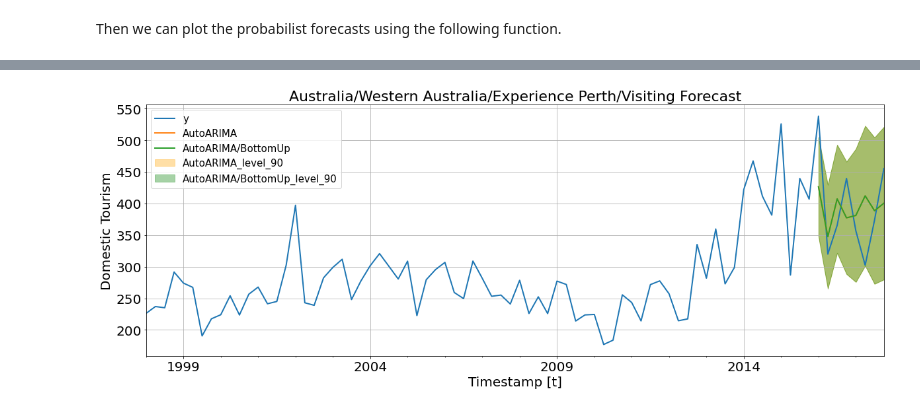
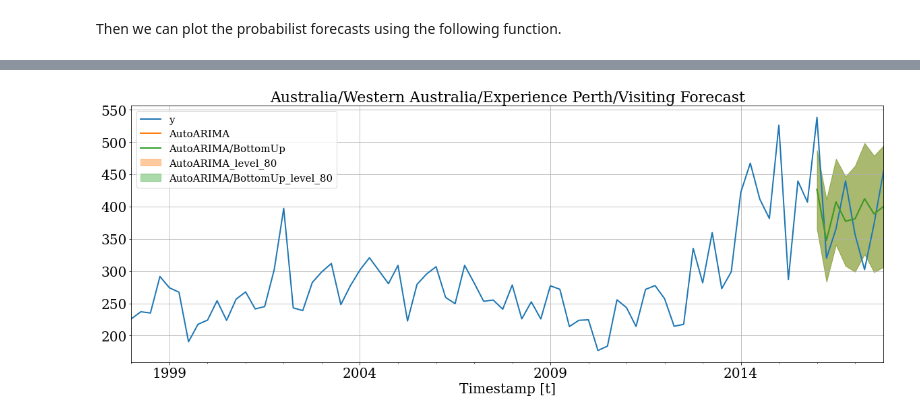
Before and after one commit to Nixtla/hierarchicalforecast, a Jupyter notebook: nbs/examples/AustralianDomesticTourism-Intervals.ipynb, the cells around one changed output, grey strips where cells are left out. Cells and saved outputs as stored; diff of their text form; code cells hidden in the pictures.

Commit message:
feat: update pred intervals plot with own class

```diff
--- a/nbs/examples/AustralianDomesticTourism-Intervals.ipynb
+++ b/nbs/examples/AustralianDomesticTourism-Intervals.ipynb
@@ -81,0 +84,2 @@ array(['Australia/Business', 'Australia/Holiday', 'Australia/Other',
+# %%
+hplot = HierarchicalPlot(S=S, tags=tags)
@@ -81,0 +90,5 @@ array(['Australia/Business', 'Australia/Holiday', 'Australia/Other',
+# %%
+hplot.plot_hierarchically_linked_series(
+    bottom_series='Australia/ACT/Canberra/Holiday',
+    Y_df=Y_df.set_index('unique_id')
+)
@@ -147,3 +162,4 @@ Then we can plot the probabilist forecasts using the following function.
 # %%
 df_plot = pd.concat([Y_df.set_index(['unique_id', 'ds']),
                      Y_rec_df.set_index('ds', append=True)], axis=1)
+df_plot = df_plot.reset_index('ds')
@@ -178,9 +177,12 @@ plot_forecasts(df_plot, method='MinTrace_method-ols', hierarchy='Australia', lev
 # %%
 # Since we are plotting a bottom time series
 # the probabilistic and mean forecasts
 # are the same
-plot_forecasts(df_plot, method='BottomUp',
-               hierarchy='Australia/Western Australia/Experience Perth/Visiting',
-               level=90)
+hplot.plot_series(
+    series='Australia/Western Australia/Experience Perth/Visiting',
+    Y_df=df_plot,
+    models=['y', 'AutoARIMA', 'AutoARIMA/BottomUp'],
+    level=[80]
+)
 # %% [output]
-[figure, old version]
+[figure, new version]
```
Also changed, not shown: parts of 11 cells of this notebook.
